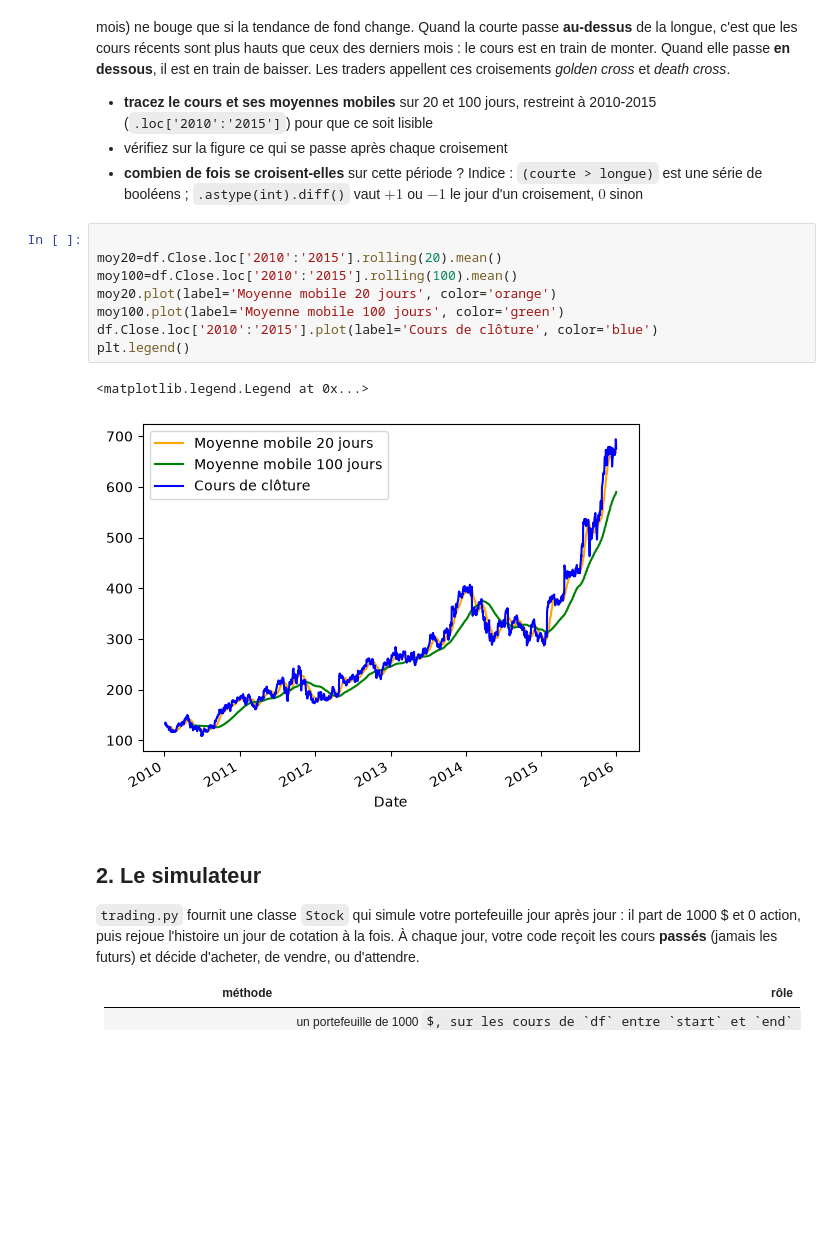
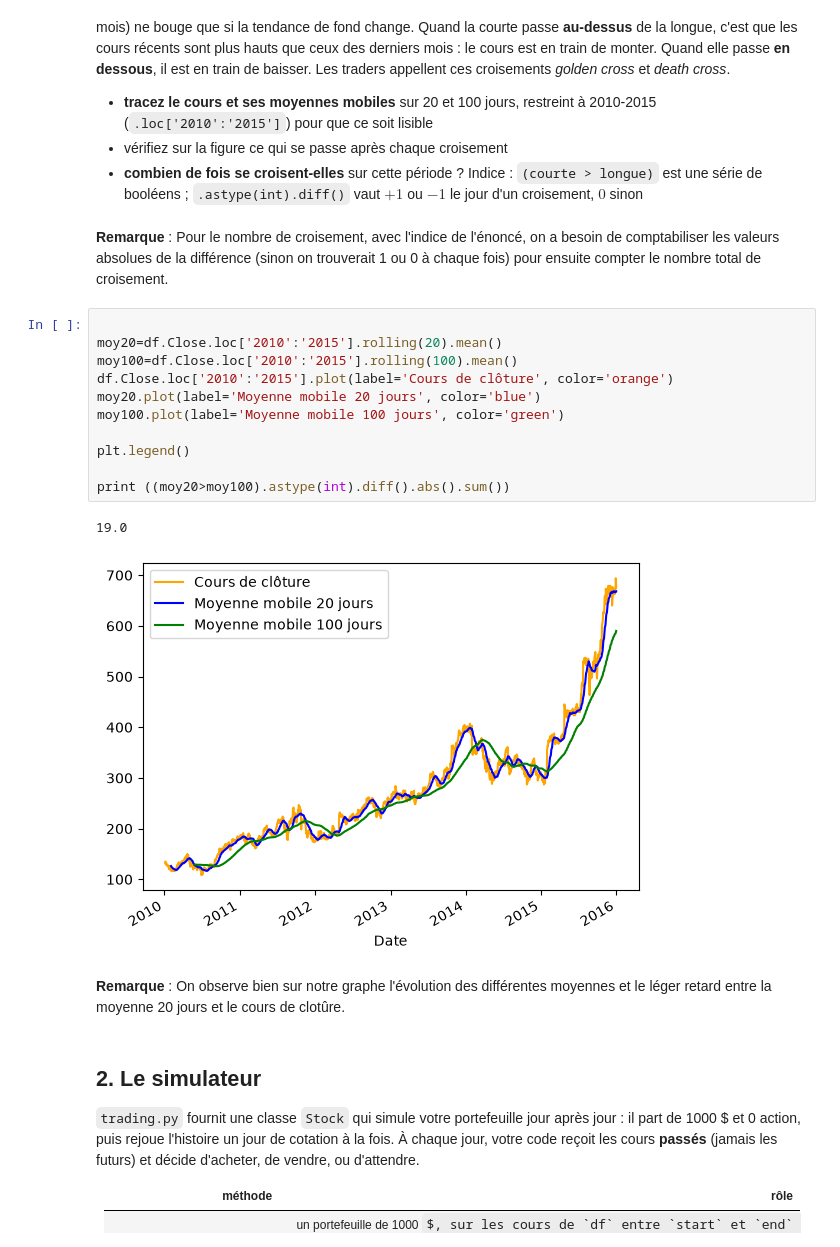
Before and after one commit to SIMVIA-lucas-sovre/projet-trading-pandas, a Jupyter notebook: groupe-4.ipynb, the cells around one changed output. Cells and saved outputs as stored; diff of their text form; some formulas as TeX source; blank space fills up the shorter version.

```diff
--- a/groupe-4.ipynb
+++ b/groupe-4.ipynb
@@ -184,17 +200,24 @@ Quand elle passe **en dessous**, il est en train de baisser. Les traders appelle
 - vérifiez sur la figure ce qui se passe après chaque croisement
 - **combien de fois se croisent-elles** sur cette période ? Indice : `(courte > longue)` est une série de booléens ;
   `.astype(int).diff()` vaut $+1$ ou $-1$ le jour d'un croisement, $0$ sinon
+# %% [markdown]
+**Remarque** : Pour le nombre de croisement, avec l'indice de l'énoncé, on a besoin de comptabiliser les valeurs absolues de la différence (sinon on trouverait 1 ou 0 à chaque fois) pour ensuite compter le nombre total de croisement.
 # %%
 
 moy20=df.Close.loc['2010':'2015'].rolling(20).mean()
 moy100=df.Close.loc['2010':'2015'].rolling(100).mean()
-moy20.plot(label='Moyenne mobile 20 jours', color='orange')
+df.Close.loc['2010':'2015'].plot(label='Cours de clôture', color='orange')
+moy20.plot(label='Moyenne mobile 20 jours', color='blue')
 moy100.plot(label='Moyenne mobile 100 jours', color='green')
-df.Close.loc['2010':'2015'].plot(label='Cours de clôture', color='blue')
+
 plt.legend()
+
+print ((moy20>moy100).astype(int).diff().abs().sum())
 # %% [output]
-<matplotlib.legend.Legend at 0x...>
+19.0
-[figure, old version]
+[figure, new version]
+# %% [markdown]
+**Remarque** : On observe bien sur notre graphe l'évolution des différentes moyennes et le léger retard entre la moyenne 20 jours et le cours de clotûre.
 # %% [markdown]
 ## 2. Le simulateur
 
```
Also changed, not shown: parts of 22 cells of this notebook.
